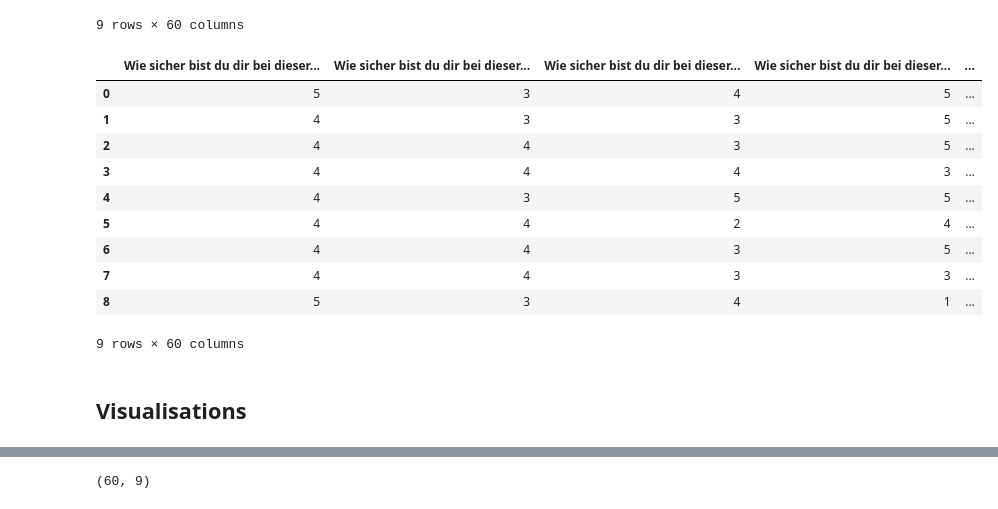
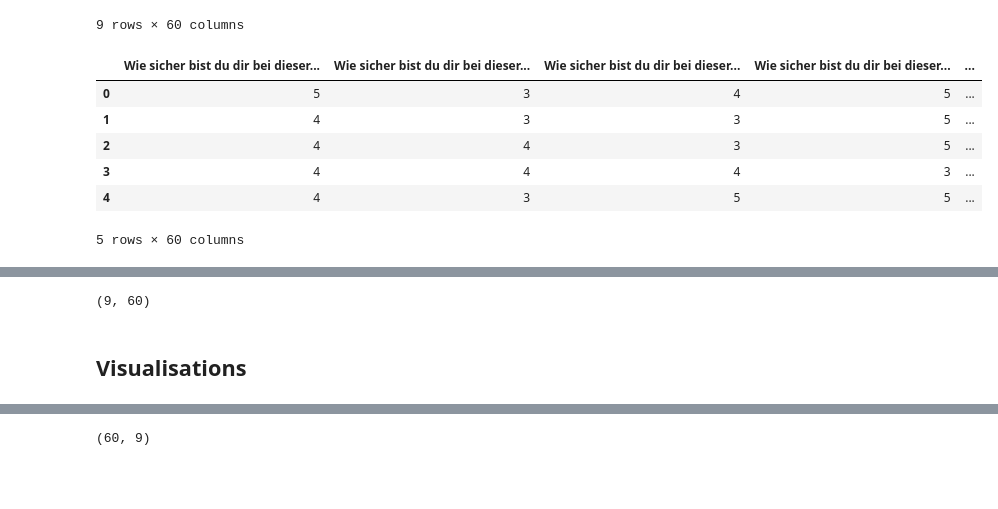
Before and after one commit to sevenbanisch/KIT-KI-Seminar, a Jupyter notebook: irony-llm/evaluate_human_annotations.ipynb, the cells around one changed output, grey strips where cells are left out. Cells and saved outputs as stored; diff of their text form; code cells hidden in the pictures; blank space fills up the shorter version.

```diff
--- a/irony-llm/evaluate_human_annotations.ipynb
+++ b/irony-llm/evaluate_human_annotations.ipynb
@@ -80,21 +80,15 @@ irony
 | 8 | 5 | 3 | 5 | 2 | ... |
 9 rows × 60 columns
 # %%
-confidence
+confidence.head()
 # %% [output]
 |  | Wie sicher bist du dir bei dieser... | Wie sicher bist du dir bei dieser... | Wie sicher bist du dir bei dieser... | Wie sicher bist du dir bei dieser... | ... |
 | 0 | 5 | 3 | 4 | 5 | ... |
 | 1 | 4 | 3 | 3 | 5 | ... |
 | 2 | 4 | 4 | 3 | 5 | ... |
 | 3 | 4 | 4 | 4 | 3 | ... |
 | 4 | 4 | 3 | 5 | 5 | ... |
-| 5 | 4 | 4 | 2 | 4 | ... |
-| 6 | 4 | 4 | 3 | 5 | ... |
-| 7 | 4 | 4 | 3 | 3 | ... |
-| 8 | 5 | 3 | 4 | 1 | ... |
-9 rows × 60 columns
+5 rows × 60 columns
-# %% [markdown]
-## Visualisations
 # %%
 irony.head()
 # %% [output]
@@ -105,6 +99,12 @@ irony.head()
 | 3 | 4 | 3 | 2 | 4 | ... |
 | 4 | 5 | 4 | 5 | 5 | ... |
 5 rows × 60 columns
+# %%
+irony.shape
+# %% [output]
+(9, 60)
+# %% [markdown]
+## Visualisations
 # %%
 def parse_comment(text):
     text = str(text)
```
Also changed, not shown: parts of 7 cells of this notebook, 6 other files.
